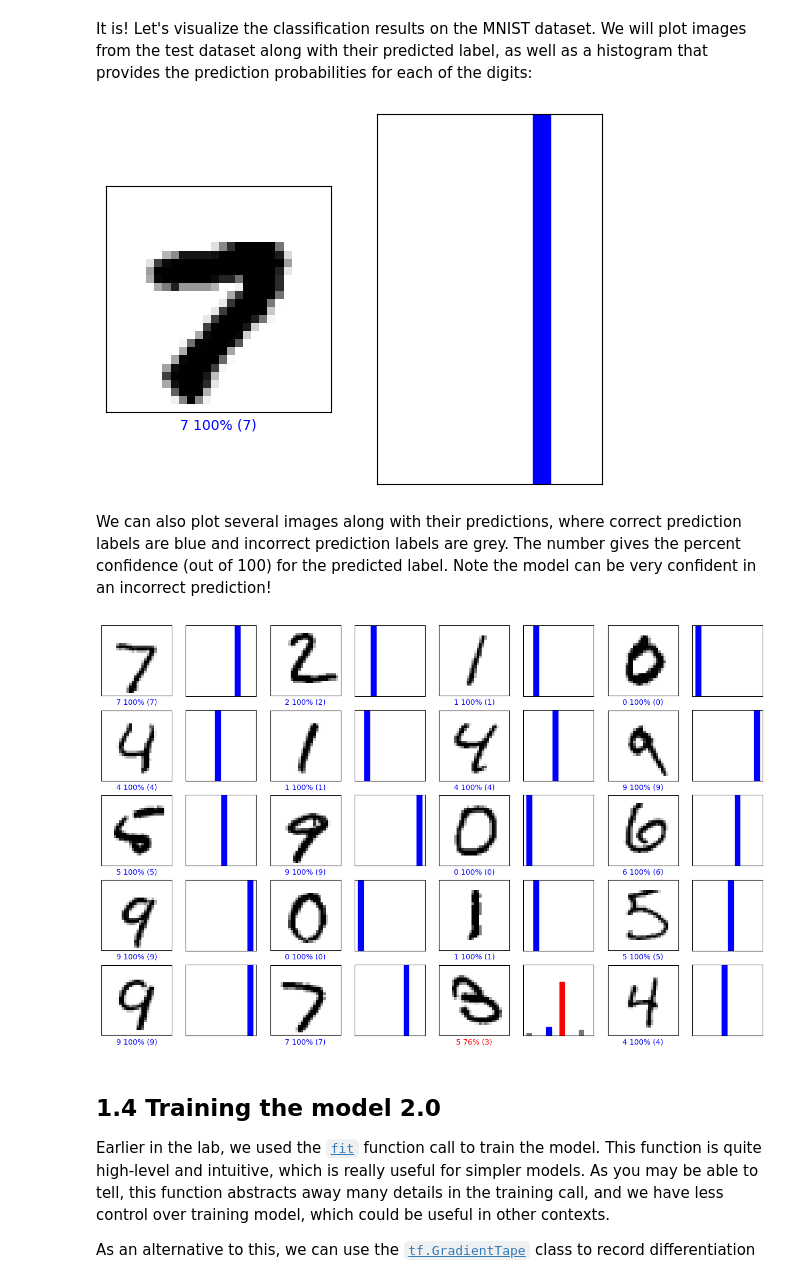
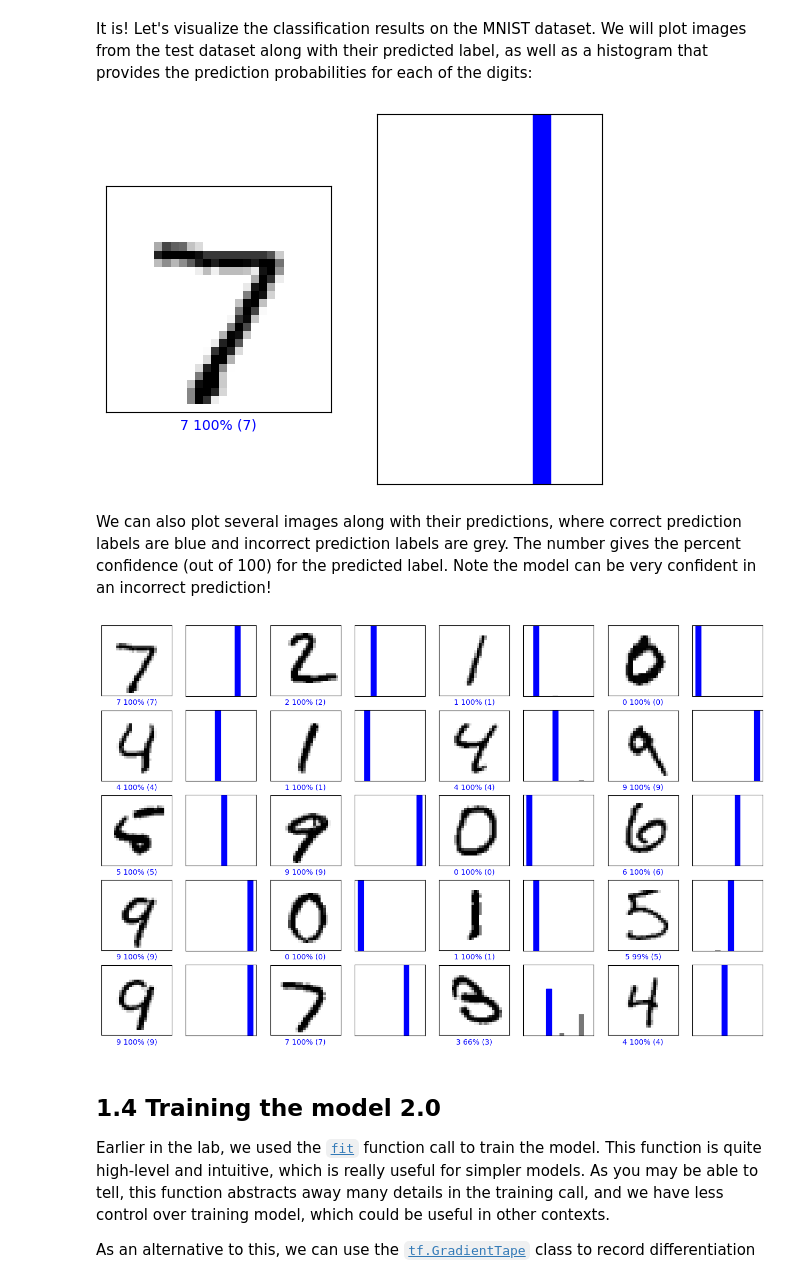
Before and after one commit to Yasasvi-21/tictactoe, a Jupyter notebook: lab2/Part1_MNIST.ipynb, the cells around one changed output. Saved outputs shown, nothing was run; the diff lists cells and outputs as text; code cells hidden in the pictures.

```diff
--- a/lab2/Part1_MNIST.ipynb
+++ b/lab2/Part1_MNIST.ipynb
@@ -212,25 +211,25 @@ We'll use the same training and test datasets as before, and proceed similarly a
 def build_cnn_model():
     cnn_model = tf.keras.Sequential([
 
-        # TODO: Define the first convolutional layer
-        tf.keras.layers.Conv2D(32, kernel_size=3, activation='relu', input_shape=(28, 28, 1)),
+        # Define the first convolutional layer
+        tf.keras.layers.Conv2D(32, (3, 3), activation='relu', input_shape=(28, 28, 1)),
 
-        # TODO: Define the first max pooling layer
-        tf.keras.layers.MaxPool2D(pool_size=(2, 2)),
+        # Define the first max pooling layer
+        tf.keras.layers.MaxPool2D((2, 2)),
 
-        # TODO: Define the second convolutional layer
-        tf.keras.layers.Conv2D(64, kernel_size=3, activation='relu'),
+        # Define the second convolutional layer
+        tf.keras.layers.Conv2D(64, (3, 3), activation='relu'),
 
-        # TODO: Define the second max pooling layer
-        tf.keras.layers.MaxPool2D(pool_size=(2, 2)),
+        # Define the second max pooling layer
+        tf.keras.layers.MaxPool2D((2, 2)),
 
         tf.keras.layers.Flatten(),
         tf.keras.layers.Dense(128, activation=tf.nn.relu),
 
-        # TODO: Define the last Dense layer to output the classification
+        # Define the last Dense layer to output the classification
         # probabilities. Pay attention to the activation needed a probability
         # output
-        tf.keras.layers.Dense(10, activation=tf.nn.softmax)
+        tf.keras.layers.Dense(10, activation='softmax')
     ])
 
     return cnn_model
@@ -345,13 +342,13 @@ It is! Let's visualize the classification results on the MNIST dataset. We will
 # %%
 #@title Change the slider to look at the model's predictions! { run: "auto" }
 
-image_index = 79 #@param {type:"slider", min:0, max:100, step:1}
+image_index = 0 #@param {type:"slider", min:0, max:100, step:1}
 plt.subplot(1,2,1)
 mdl.lab2.plot_image_prediction(image_index, predictions, test_labels, test_images)
 plt.subplot(1,2,2)
 mdl.lab2.plot_value_prediction(image_index, predictions,  test_labels)
 # %% [output]
-[figure, old version]
+[figure, new version]
 # %% [markdown]
 We can also plot several images along with their predictions, where correct prediction labels are blue and incorrect prediction labels are grey. The number gives the percent confidence (out of 100) for the predicted label. Note the model can be very confident in an incorrect prediction!
 # %%
@@ -367,7 +364,7 @@ for i in range(num_images):
   plt.subplot(num_rows, 2*num_cols, 2*i+2)
   mdl.lab2.plot_value_prediction(i, predictions, test_labels)
 # %% [output]
-[figure, old version]
+[figure, new version]
 # %% [markdown]
 ## 1.4 Training the model 2.0
 
```
Also changed, not shown: parts of 11 cells of this notebook.
